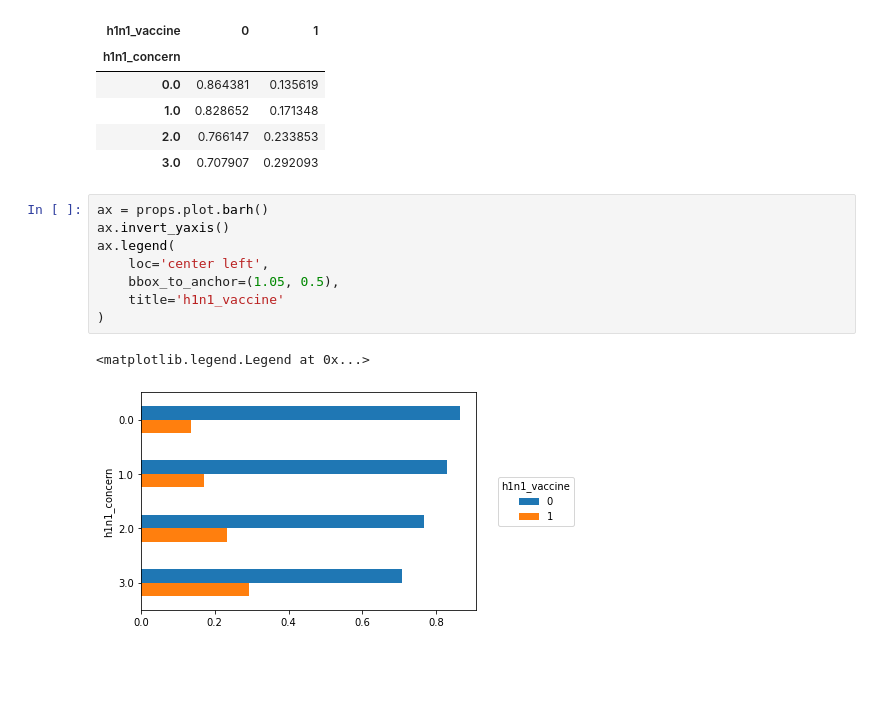
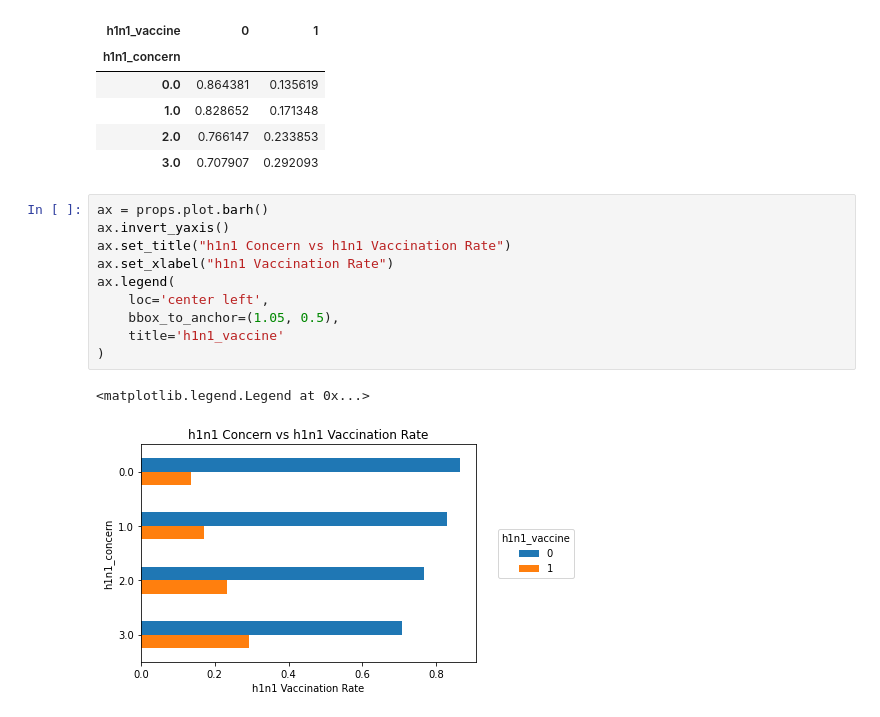
Before and after one commit to henryshin15/Phase_3_Project, a Jupyter notebook: Henry_notebook.ipynb, the cells around one changed output. Cells and saved outputs as stored; diff of their text form; blank space fills up the shorter version.

```diff
--- a/Henry_notebook.ipynb
+++ b/Henry_notebook.ipynb
@@ -374,14 +375,16 @@ props
 # %%
 ax = props.plot.barh()
 ax.invert_yaxis()
+ax.set_title("h1n1 Concern vs h1n1 Vaccination Rate")
+ax.set_xlabel("h1n1 Vaccination Rate")
 ax.legend(
     loc='center left',
     bbox_to_anchor=(1.05, 0.5),
     title='h1n1_vaccine'
 )
 # %% [output]
 <matplotlib.legend.Legend at 0x...>
-[figure, old version]
+[figure, new version]
 # %%
 #Visually, we can better see that more people are likely to get the h1n1 vaccine if they have a higher level of concern.
 #stacked bar chart another way to visually read this info.
```
Also changed, not shown: parts of 23 cells of this notebook.
